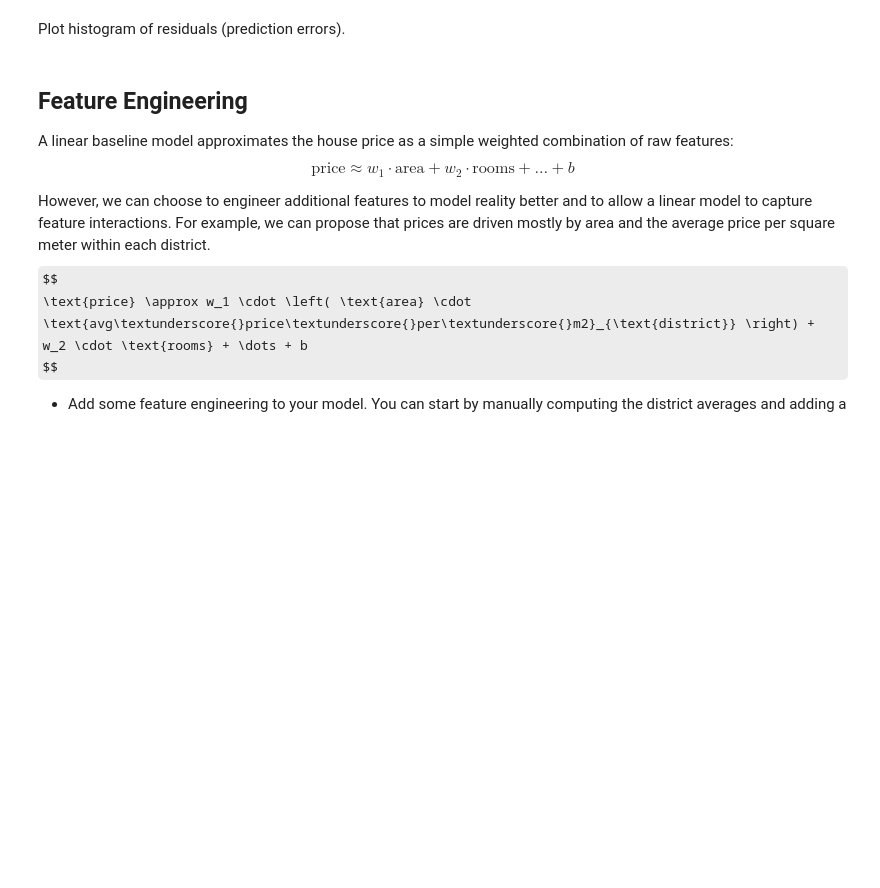
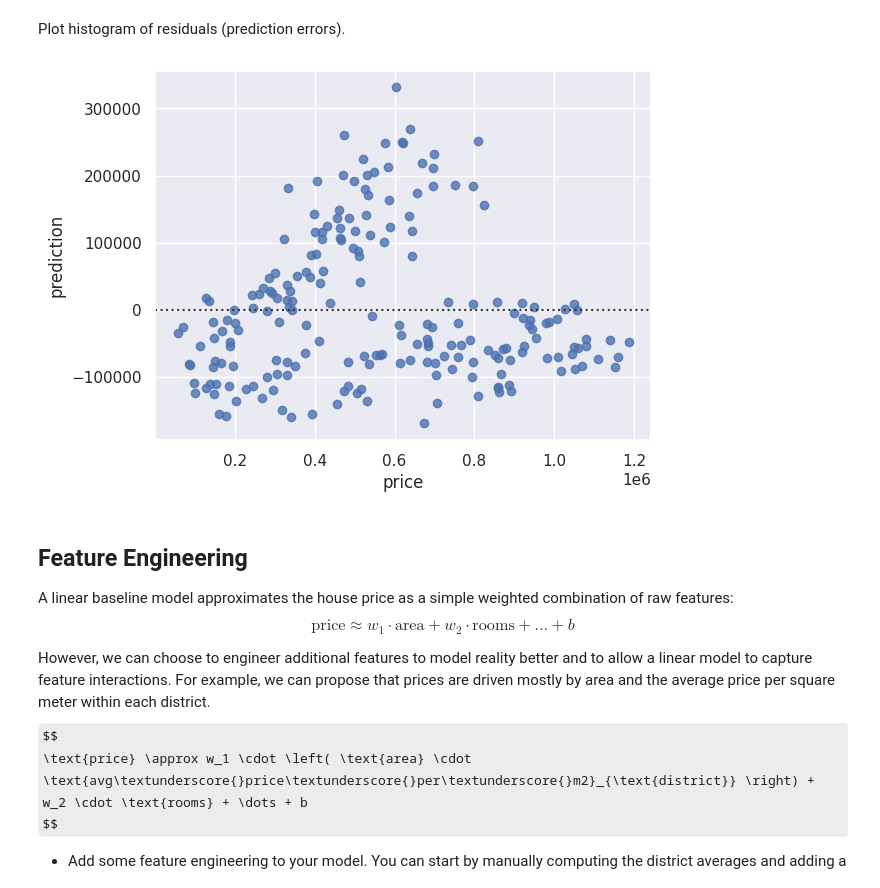
Before and after one commit to JFS-AI/gsny, a Jupyter notebook: dnn01-EDA.ipynb, the cells around one changed output. Drawn from its saved outputs; the diff is of its cells as text; code cells hidden in the pictures; some formulas as TeX source; blank space fills up the shorter version.

```diff
--- a/dnn01-EDA.ipynb
+++ b/dnn01-EDA.ipynb
@@ -249,5 +253,10 @@ TypeError: lmplot() missing 1 required positional argument: 'data'
 # %% [markdown]
 Plot histogram of residuals (prediction errors).
+# %%
+sns.residplot(data=result_df, x='price', y='prediction')
+plt.draw()
+# %% [output]
+[figure, added]
 # %% [markdown]
 ## Feature Engineering
 
```
Also changed, not shown: parts of 2 cells of this notebook.
